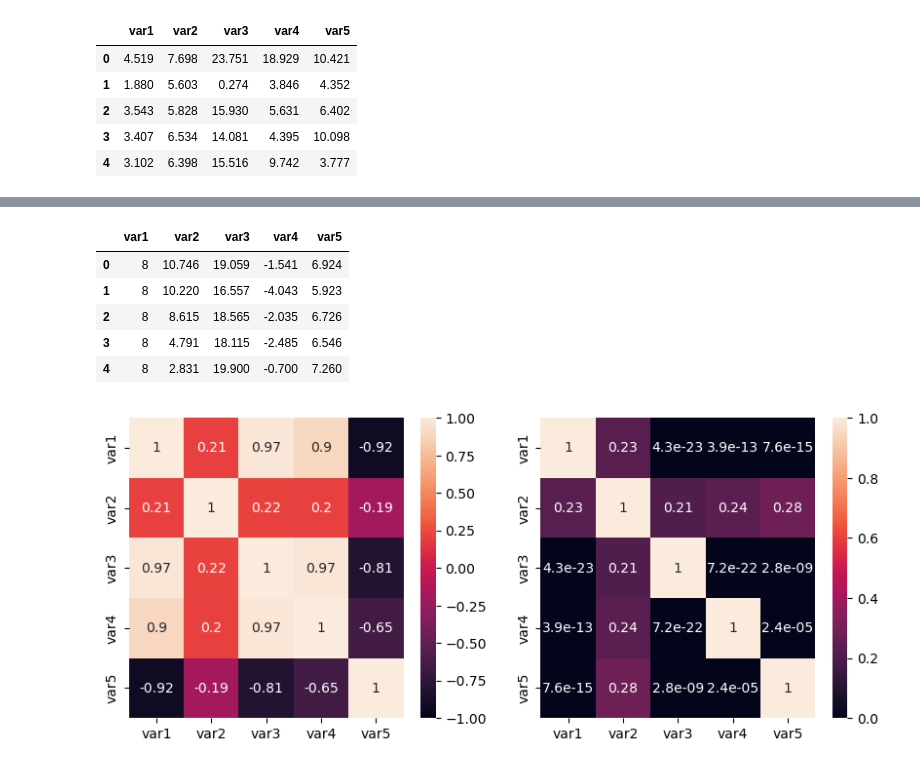
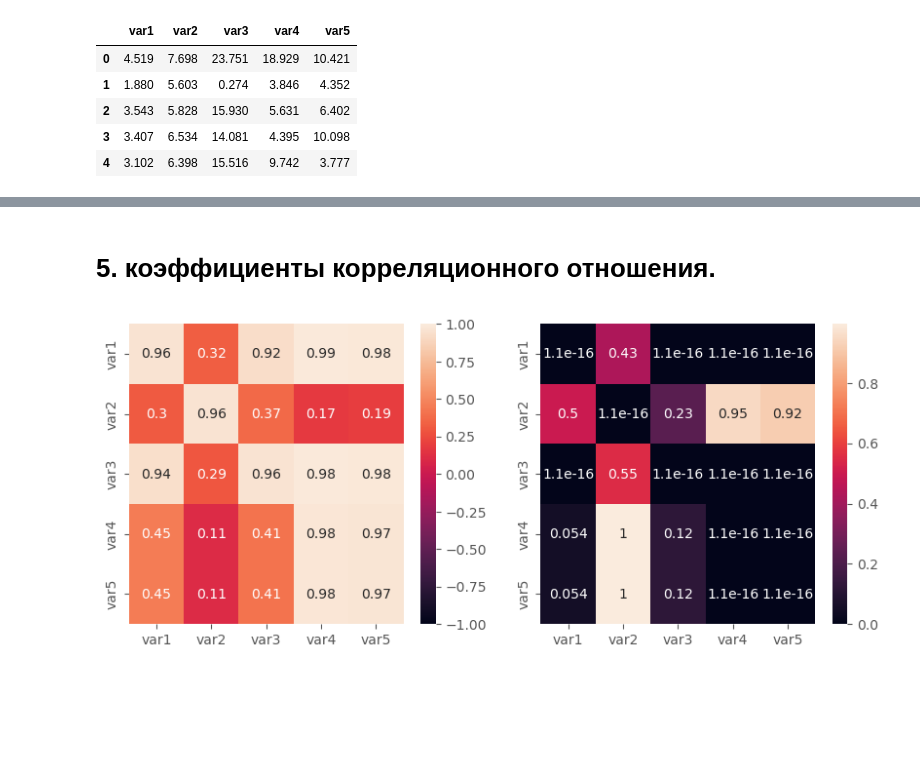
Before and after one commit to vitamin1312/Statistics, a Jupyter notebook: Lab3/main.ipynb, the cells around one changed output, grey strips where cells are left out. Drawn from its saved outputs; the diff is of its cells as text; code cells hidden in the pictures; blank space fills up the shorter version.

```diff
--- a/Lab3/main.ipynb
+++ b/Lab3/main.ipynb
@@ -5,4 +42,8 @@ import pingouin as pg
 from matplotlib import pyplot as plt
 import seaborn as sns
 from scipy.stats import pearsonr, spearmanr
+import scipy
 from statsmodels.formula.api import ols
+
+plt.style.use('ggplot')
+pd.set_option('mode.use_inf_as_na', True)
@@ -63,0 +121,26 @@ def get_correlation(df, corr_function):
+# %%
+def correlation_relation(var1, var2, n_bins=5):
+
+    length = len(var1)
+    group_int_number = lambda n: round (3.31*np.log10(n)+1) if round (3.31*np.log10(n)+1) >=2 else 2
+
+    n_bins = group_int_number(length)
+    n_bins
+    bins = np.linspace(var1.min(), var1.max(), n_bins)
+    args = np.digitize(var1, bins)
+
+    groups = [list() for _ in range(n_bins)]
+
+    for idx, bin_num in enumerate(args):
+        groups[bin_num - 1].append(var2[idx])
+
+    groups = [np.array(group) for group in groups if group]
+    groups
+
+    gen_mean = var2.mean()
+    gen_var = var2.var()
+    factor_var = sum((group.mean() - gen_mean)**2 * len(group) for group in groups) / length
+    etto = (factor_var / gen_var) ** 0.5
+    statistic = (length - n_bins)/(n_bins - 1) * etto ** 2 / (1 - etto ** 2)
+    p_value = 1 - scipy.stats.f.cdf(statistic, (n_bins - 1), (length - n_bins), loc=0, scale=1)
+    return etto, p_value
@@ -111,19 +210,10 @@ sns.heatmap(p_vals, annot=True, vmin=0, vmax=1, ax=ax2);
-# %%
-df_norm = pd.read_excel('ms-data2-2022.xlsx', sheet_name='1вар-адекв',
-                   header=None, names=names)
-df_norm.head()
-# %% [output]
-|  | var1 | var2 | var3 | var4 | var5 |
-| 0 | 8 | 10.746 | 19.059 | -1.541 | 6.924 |
-| 1 | 8 | 10.220 | 16.557 | -4.043 | 5.923 |
-| 2 | 8 | 8.615 | 18.565 | -2.035 | 6.726 |
-| 3 | 8 | 4.791 | 18.115 | -2.485 | 6.546 |
-| 4 | 8 | 2.831 | 19.900 | -0.700 | 7.260 |
+# %% [markdown]
+# 5. коэффициенты корреляционного отношения.
 # %%
 fig, (ax1, ax2) = plt.subplots(1, 2, figsize=(10, 4))
 
-corr, p_vals = get_correlation(df_norm, pearsonr)
+corr, p_vals = get_correlation(df_base, correlation_relation, simmetric=False)
 sns.heatmap(corr, annot=True, vmin=-1, vmax=1, ax=ax1);
-sns.heatmap(p_vals, annot=True, vmin=0, vmax=1, ax=ax2);
+sns.heatmap(p_vals, annot=True, ax=ax2);
 # %% [output]
-[figure, old version]
+[figure, new version]
```
Also changed, not shown: parts of 27 cells of this notebook, 1 other file.
